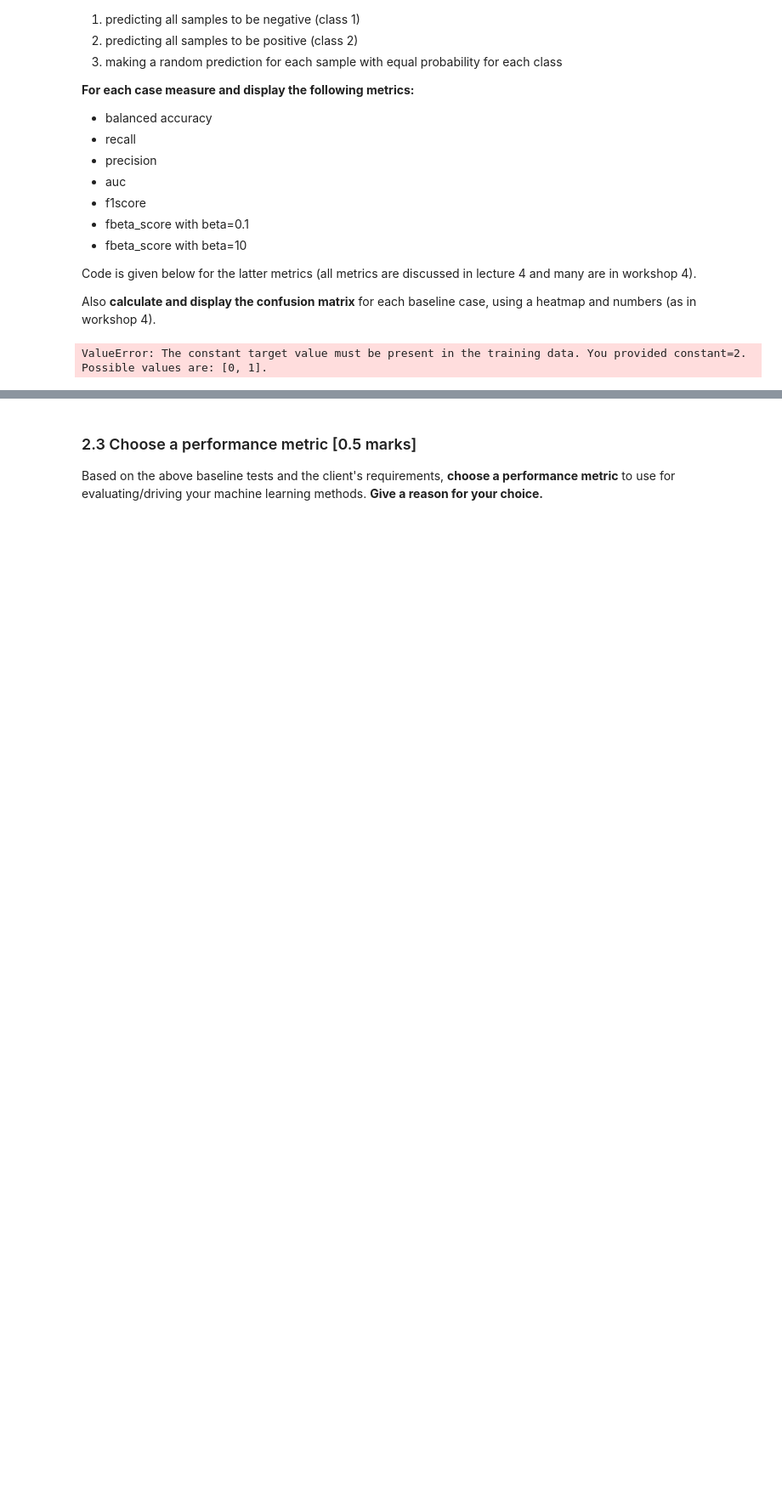
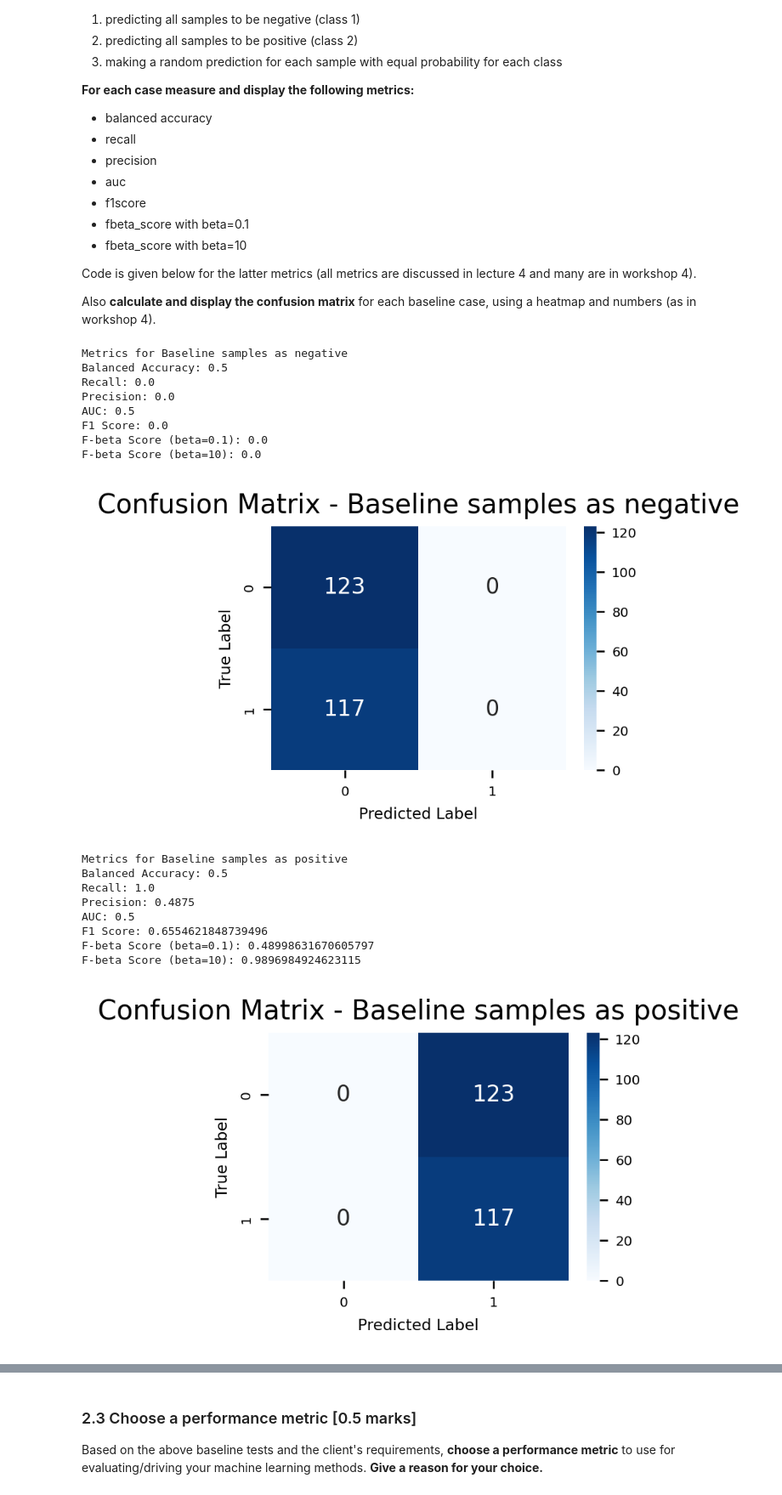
Before and after one commit to anhdo1896/UMLT, a Jupyter notebook: Assignments/Assignment_2/A2_template_2023.ipynb, the cells around one changed output, grey strips where cells are left out. Shown at 85% size. Saved outputs shown, nothing was run; the diff lists cells and outputs as text; code cells hidden in the pictures; blank space fills up the shorter version.

```diff
--- a/Assignments/Assignment_2/A2_template_2023.ipynb
+++ b/Assignments/Assignment_2/A2_template_2023.ipynb
@@ -265,12 +265,14 @@ def f01_score(yt,yp):
 # # Your code here
 from sklearn.dummy import DummyClassifier
 from sklearn.metrics import balanced_accuracy_score, recall_score, precision_score, roc_auc_score, f1_score
+import warnings
+warnings.filterwarnings("ignore")
 # Baseline case 1: Predicting all samples as negative (class benign)
-baseline1 = DummyClassifier(strategy="constant", constant=1)
+baseline1 = DummyClassifier(strategy="constant", constant=0)
 baseline1.fit(X_train, y_train)
 
 # Baseline case 2: Predicting all samples as positive (class malignant)
-baseline2 = DummyClassifier(strategy="constant", constant=2)
+baseline2 = DummyClassifier(strategy="constant", constant=1)
 baseline2.fit(X_train, y_train)
 
 # Baseline case 3: Random predictions with equal probability for each class
@@ -278,31 +280,48 @@ baseline3 = DummyClassifier(strategy="uniform")
 baseline3.fit(X_train, y_train)
 
 baselines = [baseline1, baseline2, baseline3]
 baseline_labels = ["Baseline samples as negative", "Baseline samples as positive", "Baseline equal probability"]
 
 # Perform predictions
 y_pred_baselines = [model.predict(y_train) for model in baselines]
 
 # Calculate and display metrics for each baseline case
 for i, model in enumerate(baselines):
     y_pred = y_pred_baselines[i]
     print("Metrics for", baseline_labels[i])
     print("Balanced Accuracy:", balanced_accuracy_score(y_train, y_pred))
     print("Recall:", recall_score(y_train, y_pred))
     print("Precision:", precision_score(y_train, y_pred))
     print("AUC:", roc_auc_score(y_train, y_pred))
     print("F1 Score:", f1_score(y_train, y_pred))
     print("F-beta Score (beta=0.1):", f01_score(y_train, y_pred))
     print("F-beta Score (beta=10):", f10_score(y_train, y_pred))
     print("")
 
     # Calculate and display confusion matrix
     cm = confusion_matrix(y_train, y_pred)
     plt.figure(figsize=(3, 2))
     sns.heatmap(cm,annot=True, fmt="d", cmap="Blues")
     plt.title("Confusion Matrix - " + baseline_labels[i])
     plt.xlabel("Predicted Label")
     plt.ylabel("True Label")
     plt.show()
 # %% [output]
-ValueError: The constant target value must be present in the training data. You provided constant=2. Possible values are: [0, 1].
+Metrics for Baseline samples as negative
+Balanced Accuracy: 0.5
+Recall: 0.0
+Precision: 0.0
+AUC: 0.5
+F1 Score: 0.0
+F-beta Score (beta=0.1): 0.0
+F-beta Score (beta=10): 0.0
+[figure, added]
+Metrics for Baseline samples as positive
+Balanced Accuracy: 0.5
+Recall: 1.0
+Precision: 0.4875
+AUC: 0.5
+F1 Score: 0.6554621848739496
+F-beta Score (beta=0.1): 0.48998631670605797
+F-beta Score (beta=10): 0.9896984924623115
+[figure, added]
```
Also changed, not shown: parts of 1 cell of this notebook.
